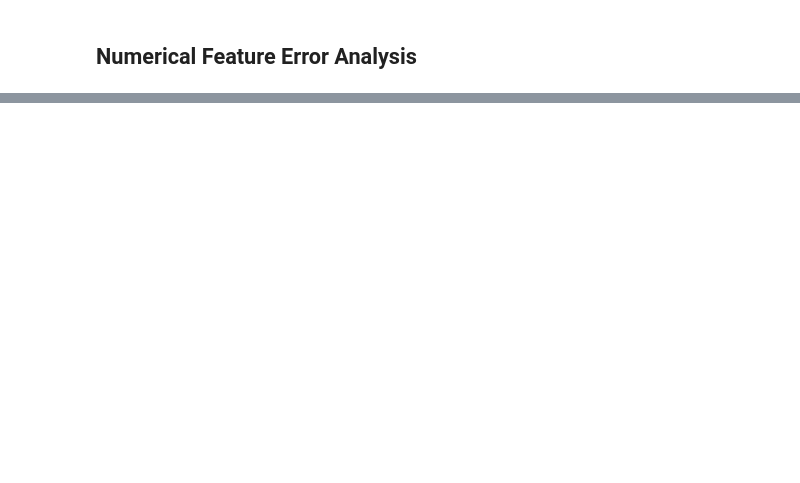
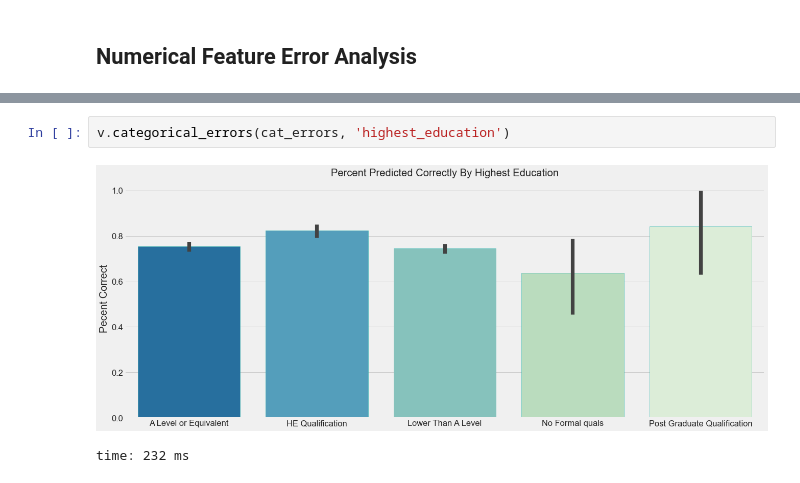
Before and after one commit to jeffreyhwatson/online_outcomes, a Jupyter notebook: notebooks/exploratory/error_analysis.ipynb, the cells around one changed output, grey strips where cells are left out. Drawn from its saved outputs; the diff is of its cells as text; blank space fills up the shorter version.

```diff
--- a/notebooks/exploratory/error_analysis.ipynb
+++ b/notebooks/exploratory/error_analysis.ipynb
@@ -255,0 +310,5 @@ time: 28.1 ms
+# %%
+v.categorical_errors(cat_errors, 'highest_education')
+# %% [output]
+[figure, added]
+time: 232 ms
```
Also changed, not shown: parts of 35 cells of this notebook, 1 other file.
